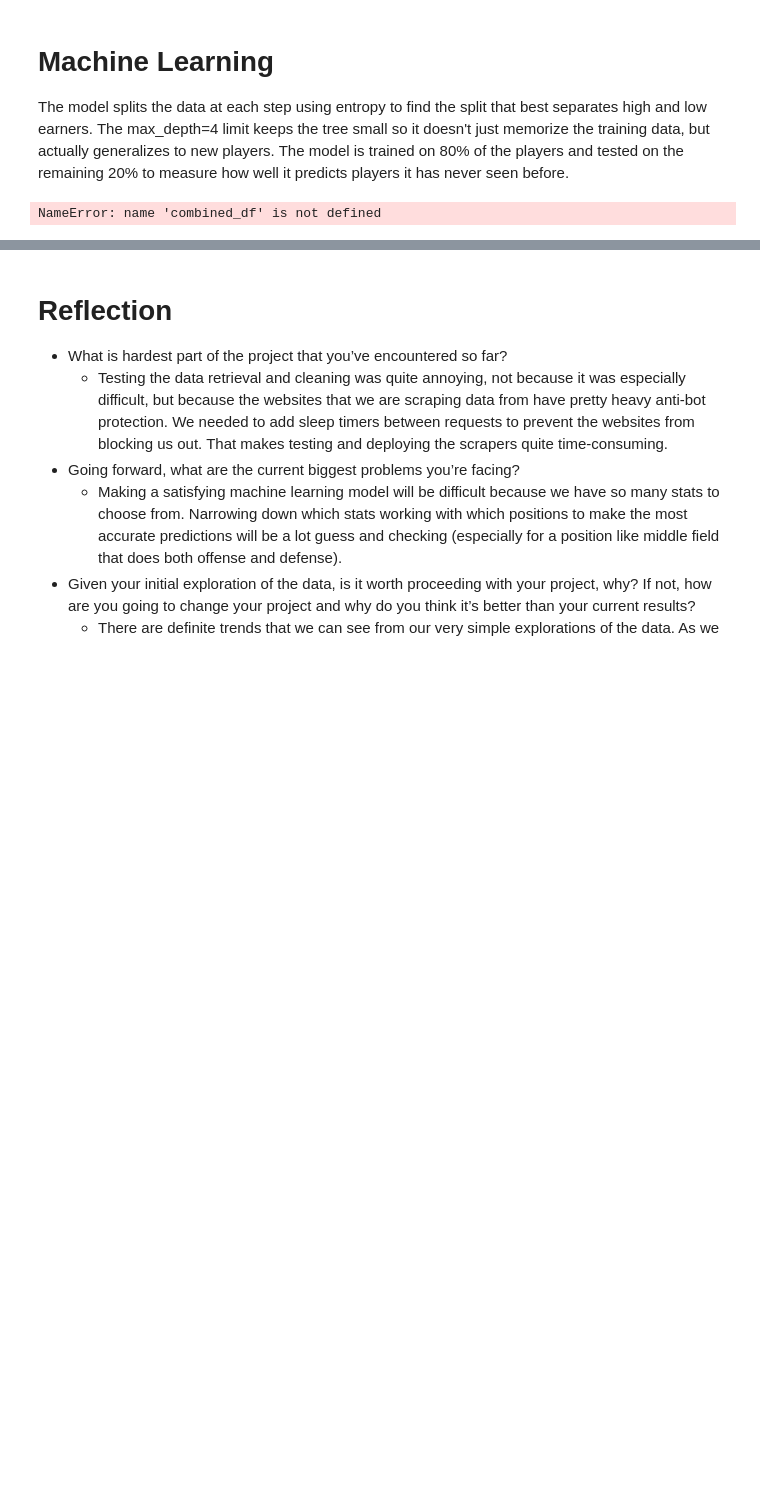
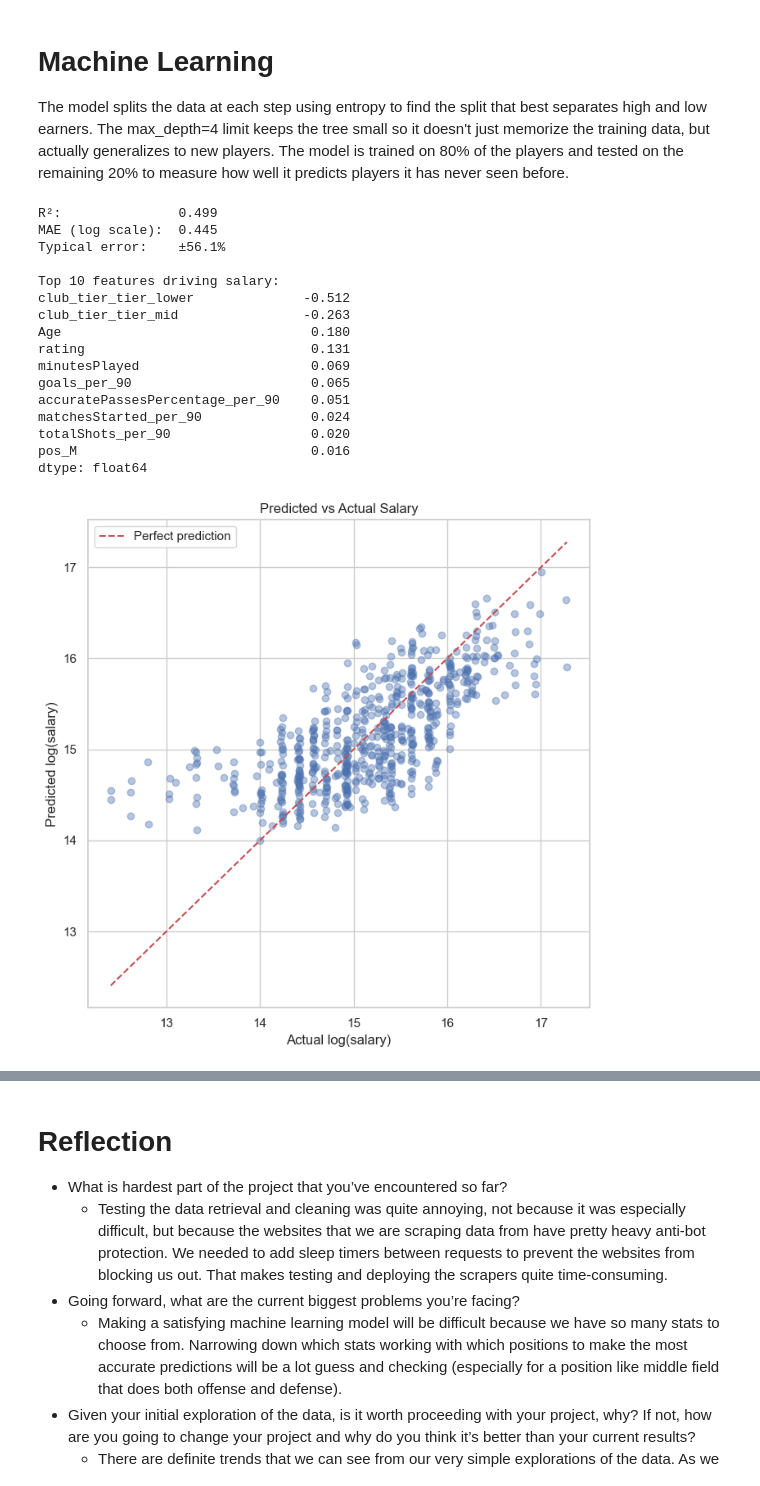
Before and after one commit to uic-cs418/group-project-beyond-the-bears, a Jupyter notebook: Project.ipynb, the cells around one changed output, grey strips where cells are left out. Saved outputs shown, nothing was run; the diff lists cells and outputs as text; code cells hidden in the pictures; blank space fills up the shorter version.

```diff
--- a/Project.ipynb
+++ b/Project.ipynb
@@ -199,18 +233,31 @@ import matplotlib.pyplot as plt
 np.random.seed(418)
 df = combined_df.copy()
 # Keeping only players who played at least 5 full games
-df = df[df['minutesPlayed'] >= 450].copy()
+df = df[df['minutesPlayed'] >= 2250].copy()
 
 # Using log(salary) to prevent extreme skewness
 df['log_salary'] = np.log1p(df['Salary (EUR)'])
 # Building per-90 stats to compare players fairly regardless of minutes played
 stats = ['goals', 'assists', 'totalShots', 'keyPasses',
-         'tackles', 'interceptions', 'saves', 'clearances']
+         'tackles', 'interceptions', 'saves', 'clearances'] + ['accuratePassesPercentage', 'goalConversionPercentage',
+         'totwAppearances', 'matchesStarted', 'appearances']
 for s in stats:
     df[f'{s}_per_90'] = df[s] / (df['minutesPlayed'] / 90)
 # One-hot encoding for position and club
 df = pd.get_dummies(df, columns=['Position'], prefix='pos', drop_first=True)
-df = pd.get_dummies(df, columns=['Club'], prefix='club', drop_first=True)
+#df = pd.get_dummies(df, columns=['Club'], prefix='club', drop_first=True)
+big_six = ['Manchester City', 'Manchester United', 'Liverpool',
+           'Chelsea', 'Arsenal', 'Tottenham']
+established = ['Newcastle', 'Aston Villa', 'West Ham', 'Everton',
+               'Leicester', 'Wolves', 'Brighton']
+
+def club_tier(club):
+    if club in big_six: return 'tier_big6'
+    if club in established: return 'tier_mid'
+    return 'tier_lower'
+
+df['club_tier'] = df['Club'].apply(club_tier)
+df = pd.get_dummies(df, columns=['club_tier'], drop_first=True)
 # Features: per-90 stats + age + minutes + rating + position + club
 features = (
     [f'{s}_per_90' for s in stats]
@@ -238,34 +285,50 @@ y_pred = cross_val_predict(model, X, y, cv=cv, groups=groups)
 model.fit(X, y)
 
 # ML Model Evaluation:
 mae = mean_absolute_error(y, y_pred)
 r2 = r2_score(y, y_pred)
 
 print(f"R²:               {r2:.3f}")
 print(f"MAE (log scale):  {mae:.3f}")
 print(f"Typical error:    ±{(np.exp(mae) - 1) * 100:.1f}%")
 
 # Top features
 coefs = pd.Series(model.named_steps['lasso'].coef_, index=features)
 top = coefs.reindex(coefs.abs().sort_values(ascending=False).index).head(10)
 print("\nTop 10 features driving salary:")
 print(top.round(3))
 #Residuals
 df_model['predicted_salary'] = np.expm1(y_pred)
 df_model['pct_deviation']    = (np.exp(y - y_pred) - 1) * 100
 
 # Sanity Check Plot - Predicted vs Actual log(salary)
 plt.figure(figsize=(7, 7))
 plt.scatter(y, y_pred, alpha=0.4)
 plt.plot([y.min(), y.max()], [y.min(), y.max()], 'r--', label='Perfect prediction')
 plt.xlabel('Actual log(salary)')
 plt.ylabel('Predicted log(salary)')
 plt.title('Predicted vs Actual Salary')
 plt.legend()
 plt.tight_layout()
 plt.show()
 # %% [output]
-NameError: name 'combined_df' is not defined
+R²:               0.499
+MAE (log scale):  0.445
+Typical error:    ±56.1%
+
+Top 10 features driving salary:
+club_tier_tier_lower              -0.512
+club_tier_tier_mid                -0.263
+Age                                0.180
+rating                             0.131
+minutesPlayed                      0.069
+goals_per_90                       0.065
+accuratePassesPercentage_per_90    0.051
+matchesStarted_per_90              0.024
+totalShots_per_90                  0.020
+pos_M                              0.016
+dtype: float64
+[figure, added]
 # %%
 # Comparing LASSO with XGBoost model
 from xgboost import XGBRegressor
```
Also changed, not shown: parts of 9 cells of this notebook, 1 other file.
